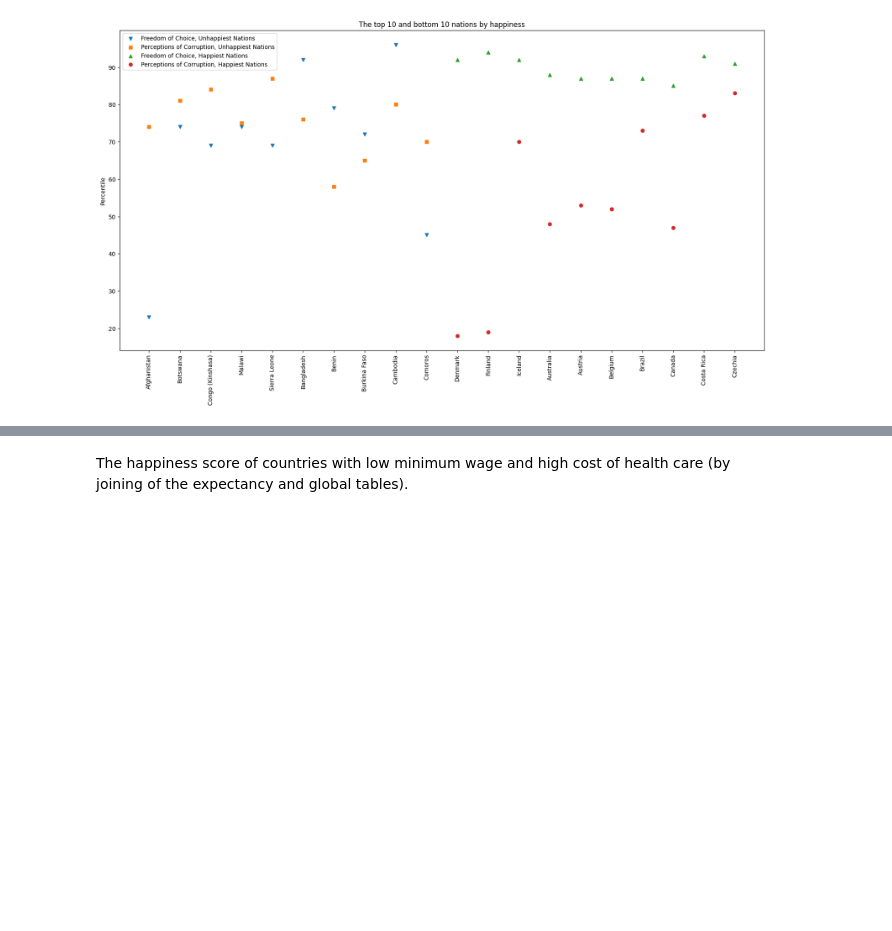
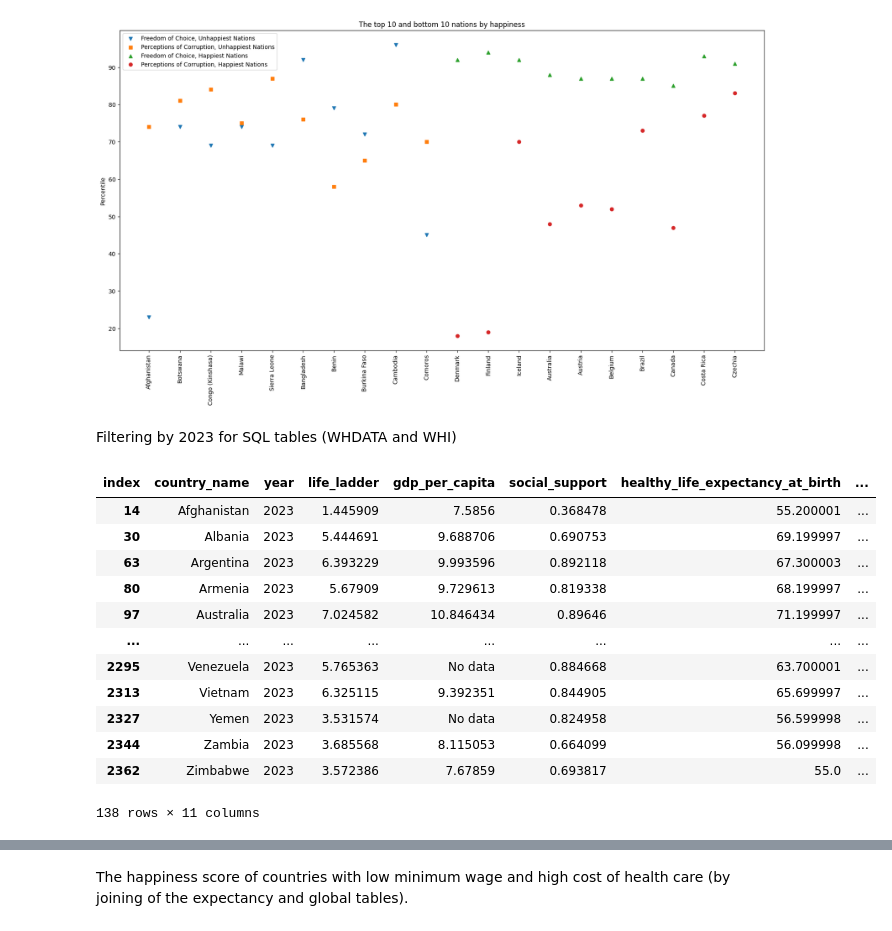
Before and after one commit to tara-hylton/world_happiness, a Jupyter notebook: world happiness.ipynb, the cells around one changed output, grey strips where cells are left out. Cells and saved outputs as stored; diff of their text form; code cells hidden in the pictures; blank space fills up the shorter version.

```diff
--- a/world happiness.ipynb
+++ b/world happiness.ipynb
@@ -405,3 +409,22 @@ plt.title('The top 10 and bottom 10 nations by happiness')
 plt.show()
 # %% [output]
 [figure]
+# %% [markdown]
+Filtering by 2023 for SQL tables (WHDATA and WHI)
+# %%
+w_h_data_2023 = w_h_data[(w_h_data['year'] == 2023)]
+w_h_data_2023
+# %% [output]
+| index | country_name | year | life_ladder | gdp_per_capita | social_support | healthy_life_expectancy_at_birth | ... |
+| 14 | Afghanistan | 2023 | 1.445909 | 7.5856 | 0.368478 | 55.200001 | ... |
+| 30 | Albania | 2023 | 5.444691 | 9.688706 | 0.690753 | 69.199997 | ... |
+| 63 | Argentina | 2023 | 6.393229 | 9.993596 | 0.892118 | 67.300003 | ... |
+| 80 | Armenia | 2023 | 5.67909 | 9.729613 | 0.819338 | 68.199997 | ... |
+| 97 | Australia | 2023 | 7.024582 | 10.846434 | 0.89646 | 71.199997 | ... |
+| ... | ... | ... | ... | ... | ... | ... | ... |
+| 2295 | Venezuela | 2023 | 5.765363 | No data | 0.884668 | 63.700001 | ... |
+| 2313 | Vietnam | 2023 | 6.325115 | 9.392351 | 0.844905 | 65.699997 | ... |
+| 2327 | Yemen | 2023 | 3.531574 | No data | 0.824958 | 56.599998 | ... |
+| 2344 | Zambia | 2023 | 3.685568 | 8.115053 | 0.664099 | 56.099998 | ... |
+| 2362 | Zimbabwe | 2023 | 3.572386 | 7.67859 | 0.693817 | 55.0 | ... |
+138 rows × 11 columns
```
Also changed, not shown: parts of 14 cells of this notebook, 2 other files.
